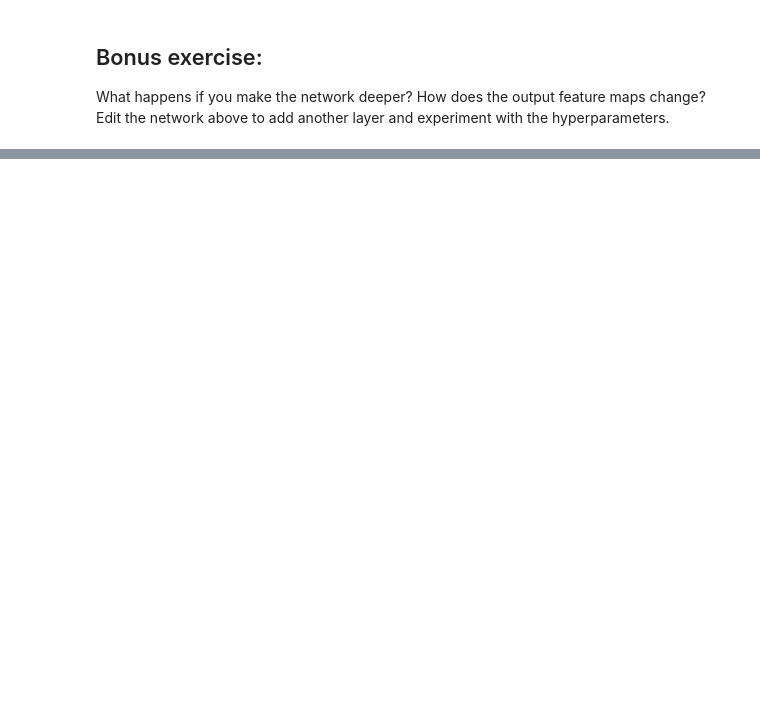
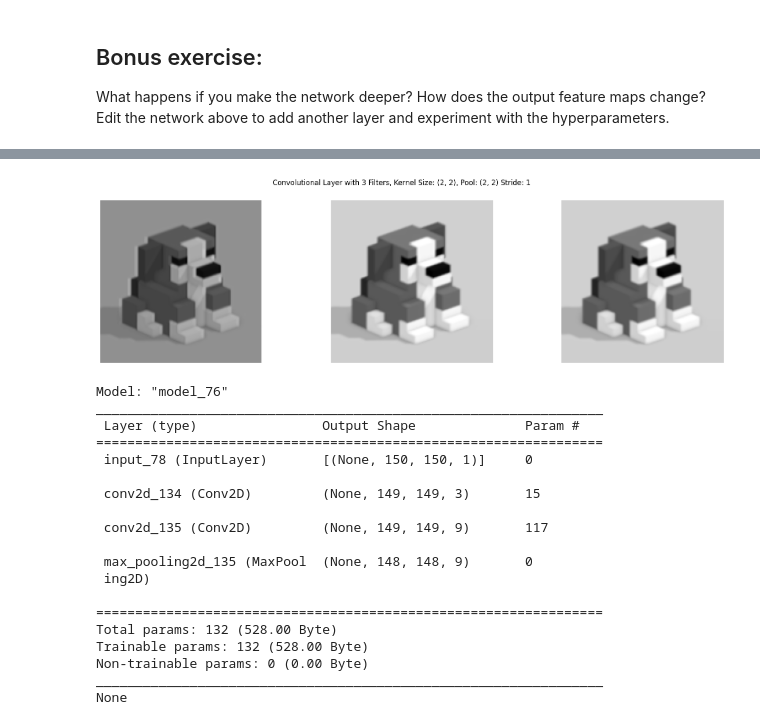
Before and after one commit to wlinds/ITHS-AI22-TF, a Jupyter notebook: Resources/Exploring_Layer_Effects.ipynb, the cells around one changed output, grey strips where cells are left out. Saved outputs shown, nothing was run; the diff lists cells and outputs as text; code cells hidden in the pictures; blank space fills up the shorter version.

```diff
--- a/Resources/Exploring_Layer_Effects.ipynb
+++ b/Resources/Exploring_Layer_Effects.ipynb
@@ -55,3 +96,35 @@ What happens if you...
 # %% [markdown]
 ## Bonus exercise:
 What happens if you make the network deeper? How does the output feature maps change? Edit the network above to add another layer and experiment with the hyperparameters.
+# %%
+import keras
+keras.utils.set_random_seed(42)
+
+def build_and_visualize_cnn_2(filters, pool_size=(2,2), kernel_size=(2,2), stride=1, model_summary=False):
+    inputs = Input(shape=(150, 150, 1))
+    layer1 = Conv2D(filters=filters, kernel_size=kernel_size, activation='relu')(inputs)
+    x = MaxPooling2D(pool_size=pool_size, strides=stride)(layer1)
+
+    layer2 = Conv2D(filters=filters*3, kernel_size=kernel_size, activation='relu', padding='same')(layer1)
+    x = MaxPooling2D(pool_size=pool_size, strides=stride)(layer2)
+
+
+    model = Model(inputs=inputs, outputs=x)
+
+    feature_maps = model.predict(image_array)
+    fm = feature_maps[0]
+
+    fig, ax = plt.subplots(1, filters, figsize=(20, 5))
+    for i in range(filters):
+        ax[i].imshow(fm[:, :, i], cmap='gray')
+        ax[i].axis('off')
+    plt.suptitle(f'Convolutional Layer with {filters} Filters, Kernel Size: {kernel_size}, '
+                 f'Pool: {pool_size} Stride: {stride}')
+    plt.show()
+
+    if model_summary:
+        print(model.summary())
+
+
+build_and_visualize_cnn_2(filters=3, kernel_size=(2, 2), stride=1, model_summary=True)
+# %% [output]
@@ -57,0 +132,20 @@ What happens if you make the network deeper? How does the output feature maps ch
+[figure, added]
+Model: "model_76"
+_________________________________________________________________
+ Layer (type)                Output Shape              Param #
+=================================================================
+ input_78 (InputLayer)       [(None, 150, 150, 1)]     0
+
+ conv2d_134 (Conv2D)         (None, 149, 149, 3)       15
+
+ conv2d_135 (Conv2D)         (None, 149, 149, 9)       117
+
+ max_pooling2d_135 (MaxPool  (None, 148, 148, 9)       0
+ ing2D)
+
+=================================================================
+Total params: 132 (528.00 Byte)
+Trainable params: 132 (528.00 Byte)
+Non-trainable params: 0 (0.00 Byte)
+_________________________________________________________________
+None
```
Also changed, not shown: parts of 12 cells of this notebook, 1 other file.
